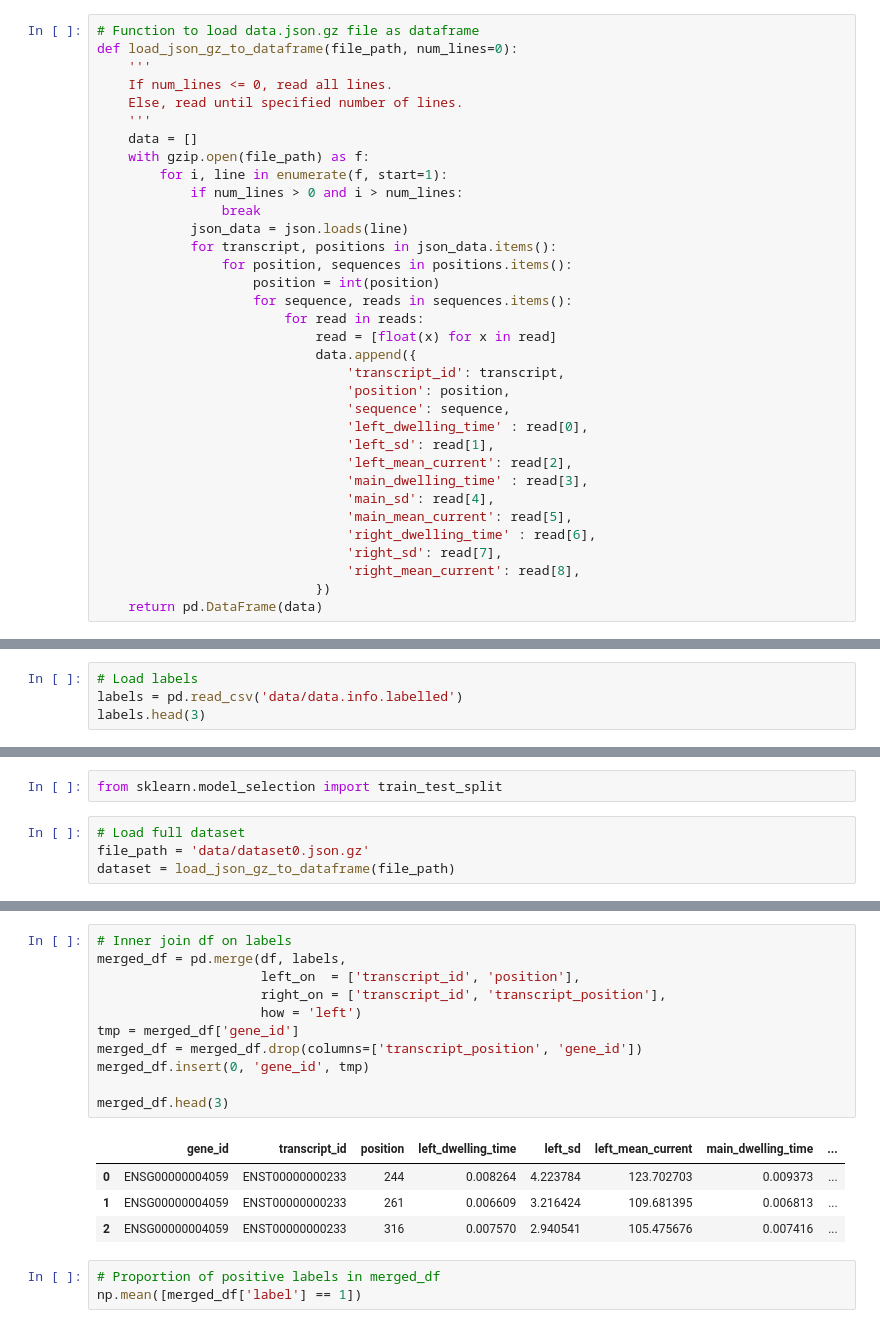
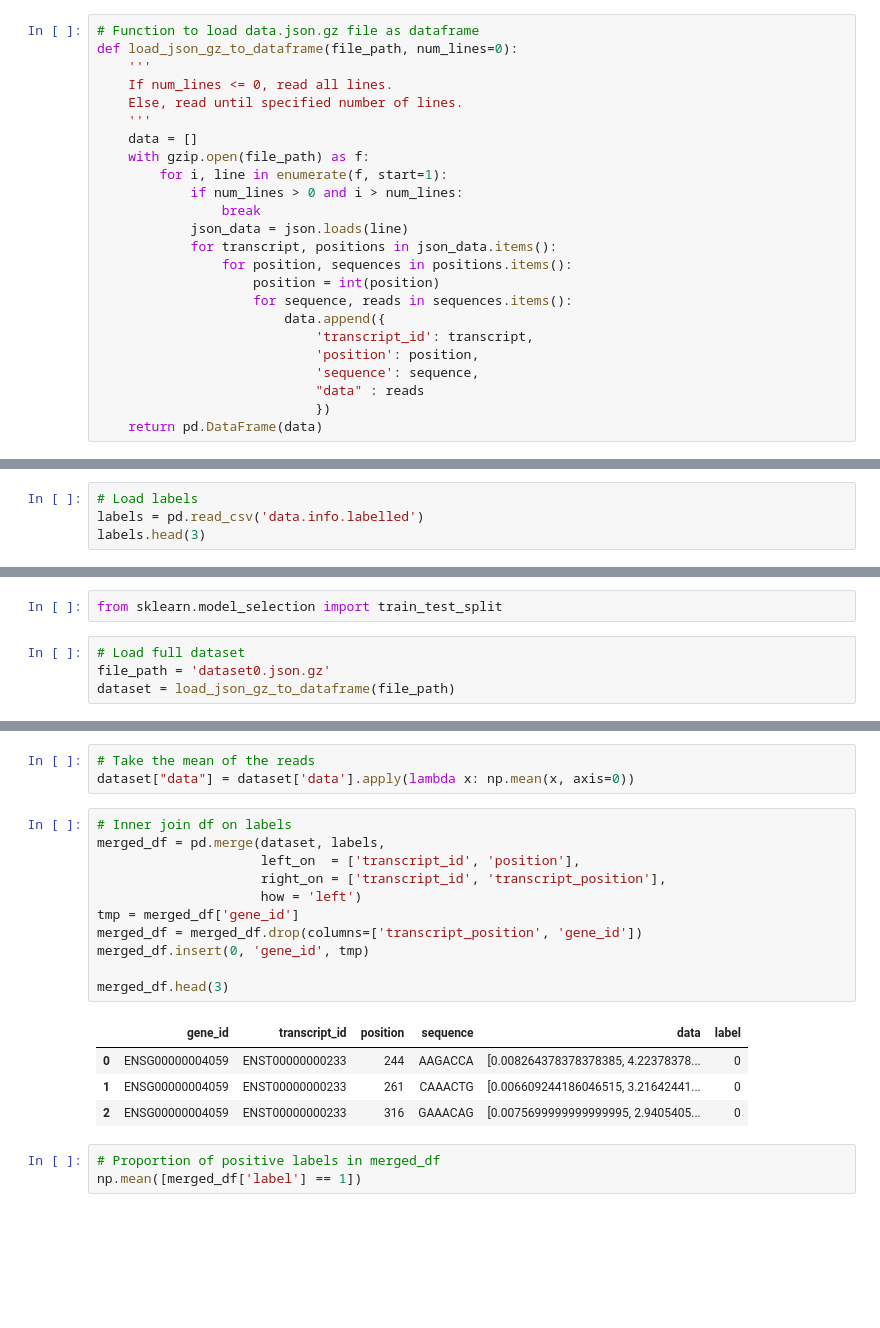
Before and after one commit to okk15y/DSA4262, a Jupyter notebook: project.ipynb, the cells around one changed output, grey strips where cells are left out. Saved outputs shown, nothing was run; the diff lists cells and outputs as text; blank space fills up the shorter version.

Commit message:
Update project.ipynb
added in mean

```diff
--- a/project.ipynb
+++ b/project.ipynb
@@ -49,21 +49,11 @@ def load_json_gz_to_dataframe(file_path, num_lines=0):
                 for position, sequences in positions.items():
                     position = int(position)
                     for sequence, reads in sequences.items():
-                        for read in reads:
-                            read = [float(x) for x in read]
-                            data.append({
-                                'transcript_id': transcript,
-                                'position': position,
-                                'sequence': sequence,
-                                'left_dwelling_time' : read[0],
-                                'left_sd': read[1],
-                                'left_mean_current': read[2],
-                                'main_dwelling_time' : read[3],
-                                'main_sd': read[4],
-                                'main_mean_current': read[5],
-                                'right_dwelling_time' : read[6],
-                                'right_sd': read[7],
-                                'right_mean_current': read[8],
+                        data.append({
+                            'transcript_id': transcript,
+                            'position': position,
+                            'sequence': sequence,
+                            "data" : reads
                             })
     return pd.DataFrame(data)
 # %%
@@ -78,5 +68,5 @@ dataset_20lines.head(3)
 ### `data.info.labelled`
 # %%
 # Load labels
-labels = pd.read_csv('data/data.info.labelled')
+labels = pd.read_csv('data.info.labelled')
 labels.head(3)
@@ -117,5 +112,5 @@ np.mean(labels['label'] == 1)
 from sklearn.model_selection import train_test_split
 # %%
 # Load full dataset
-file_path = 'data/dataset0.json.gz'
+file_path = 'dataset0.json.gz'
 dataset = load_json_gz_to_dataframe(file_path)
@@ -137,19 +133,22 @@ df = (dataset
+# %%
+# Take the mean of the reads
+dataset["data"] = dataset['data'].apply(lambda x: np.mean(x, axis=0))
 # %%
 # Inner join df on labels
-merged_df = pd.merge(df, labels,
+merged_df = pd.merge(dataset, labels,
                      left_on  = ['transcript_id', 'position'],
                      right_on = ['transcript_id', 'transcript_position'],
                      how = 'left')
 tmp = merged_df['gene_id']
 merged_df = merged_df.drop(columns=['transcript_position', 'gene_id'])
 merged_df.insert(0, 'gene_id', tmp)
 
 merged_df.head(3)
 # %% [output]
-|  | gene_id | transcript_id | position | left_dwelling_time | left_sd | left_mean_current | main_dwelling_time | ... |
-| 0 | ENSG00000004059 | ENST00000000233 | 244 | 0.008264 | 4.223784 | 123.702703 | 0.009373 | ... |
-| 1 | ENSG00000004059 | ENST00000000233 | 261 | 0.006609 | 3.216424 | 109.681395 | 0.006813 | ... |
-| 2 | ENSG00000004059 | ENST00000000233 | 316 | 0.007570 | 2.940541 | 105.475676 | 0.007416 | ... |
+|  | gene_id | transcript_id | position | sequence | data | label |
+| 0 | ENSG00000004059 | ENST00000000233 | 244 | AAGACCA | [0.008264378378378385, 4.22378378... | 0 |
+| 1 | ENSG00000004059 | ENST00000000233 | 261 | CAAACTG | [0.006609244186046515, 3.21642441... | 0 |
+| 2 | ENSG00000004059 | ENST00000000233 | 316 | GAAACAG | [0.0075699999999999995, 2.9405405... | 0 |
 # %%
 # Proportion of positive labels in merged_df
 np.mean([merged_df['label'] == 1])
```
Also changed, not shown: parts of 3 cells of this notebook.
